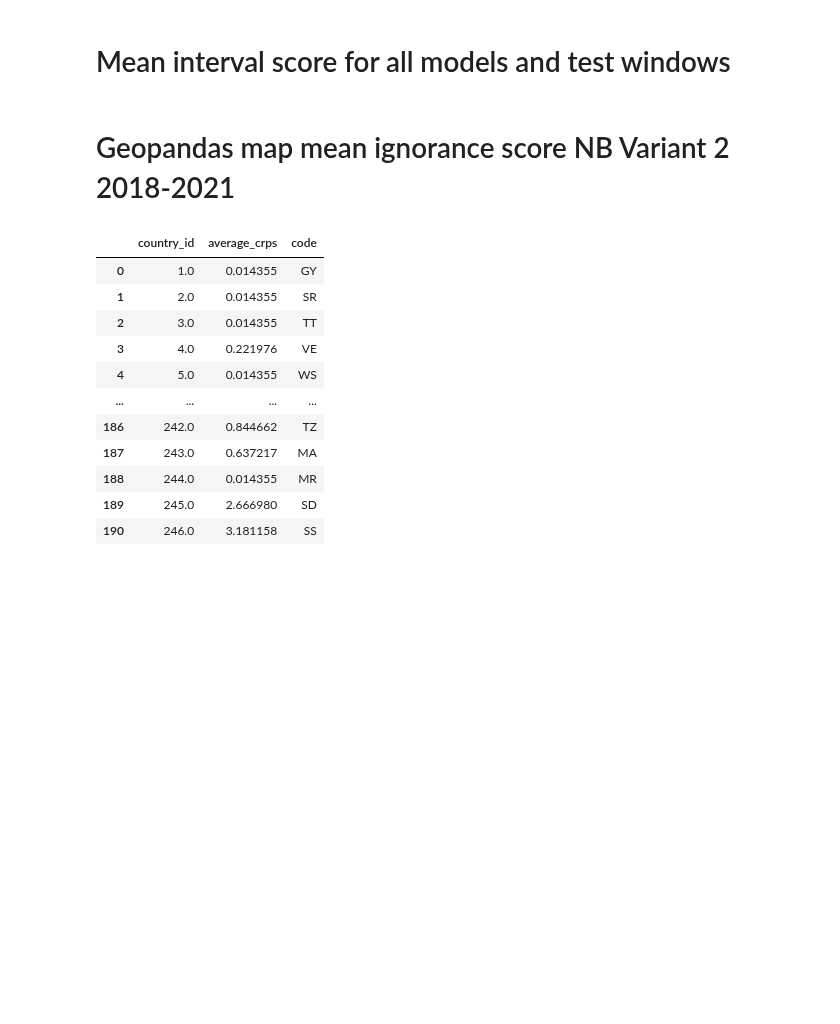
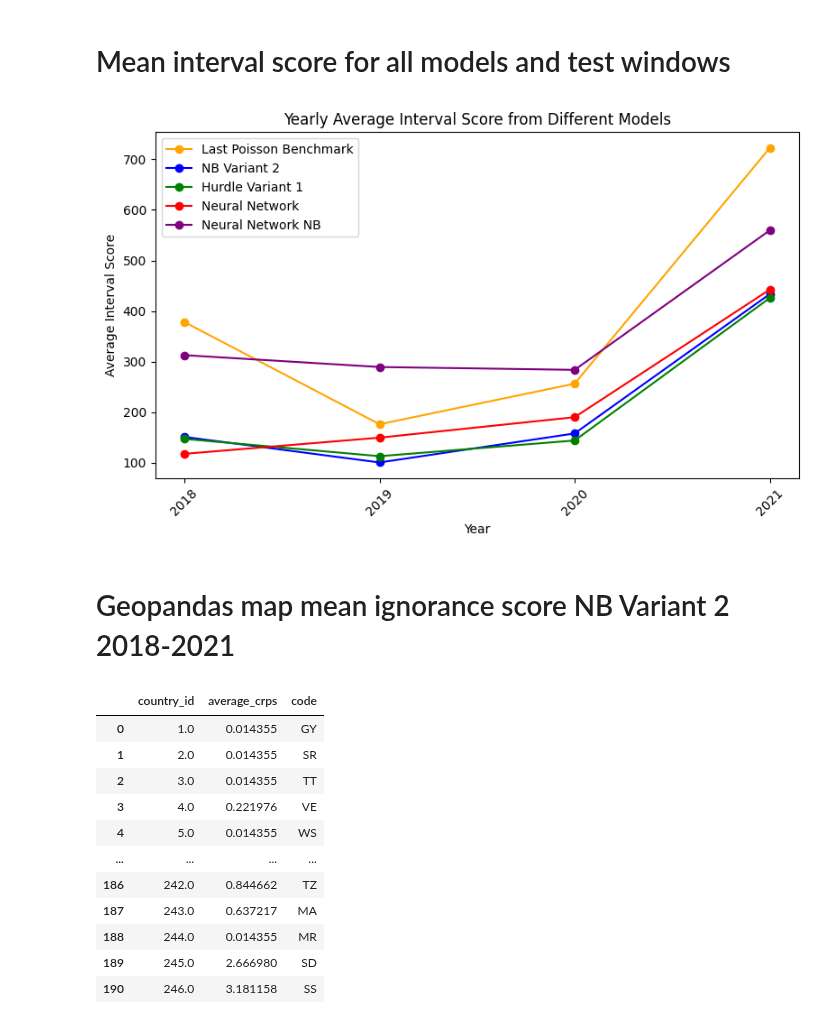
Before and after one commit to toboden/ConflictPredProbabilistic, a Jupyter notebook: plots_model_comp/prediction_plots.ipynb, the cells around one changed output. Drawn from its saved outputs; the diff is of its cells as text; code cells hidden in the pictures; blank space fills up the shorter version.

```diff
--- a/plots_model_comp/prediction_plots.ipynb
+++ b/plots_model_comp/prediction_plots.ipynb
@@ -1541,35 +1543,37 @@ for i in range(len(interval_by_year)):
 import matplotlib.pyplot as plt
 
 # Daten
 methoden = [
     'Last Poisson Benchmark',
     'NB Variant 2',
     'Hurdle Variant 1',
     'Neural Network',
     'Neural Network NB'
 ]
 
 # Plot erstellen
 plt.figure(figsize=(8, 5))
 
 colors = ['orange','blue','green','red','purple']
 
 # Für jede Methode eine Linie zeichnen
 for i, methode in enumerate(methoden):
     plt.plot(interval_by_year.keys(), [interval_by_year[jahr][i] for jahr in interval_by_year.keys()], marker='o', label=methode, color=colors[i])
 
 # Titel und Achsenbeschriftungen
-plt.title('Yearly Average CRPS from Different Models')
+plt.title('Yearly Average Interval Score from Different Models')
 plt.xlabel('Year')
-plt.ylabel('Average CRPS')
+plt.ylabel('Average Interval Score')
 
 # Legende hinzufügen
 plt.legend() #loc='center left', bbox_to_anchor=(1, 0.5)
 
 # Diagramm anzeigen
 plt.xticks(rotation=45)
 plt.tight_layout()
 plt.show()
+# %% [output]
+[figure, added]
 # %% [markdown]
 # Geopandas map mean ignorance score NB Variant 2 2018-2021
 # %%
```
Also changed, not shown: parts of 1 cell of this notebook.
